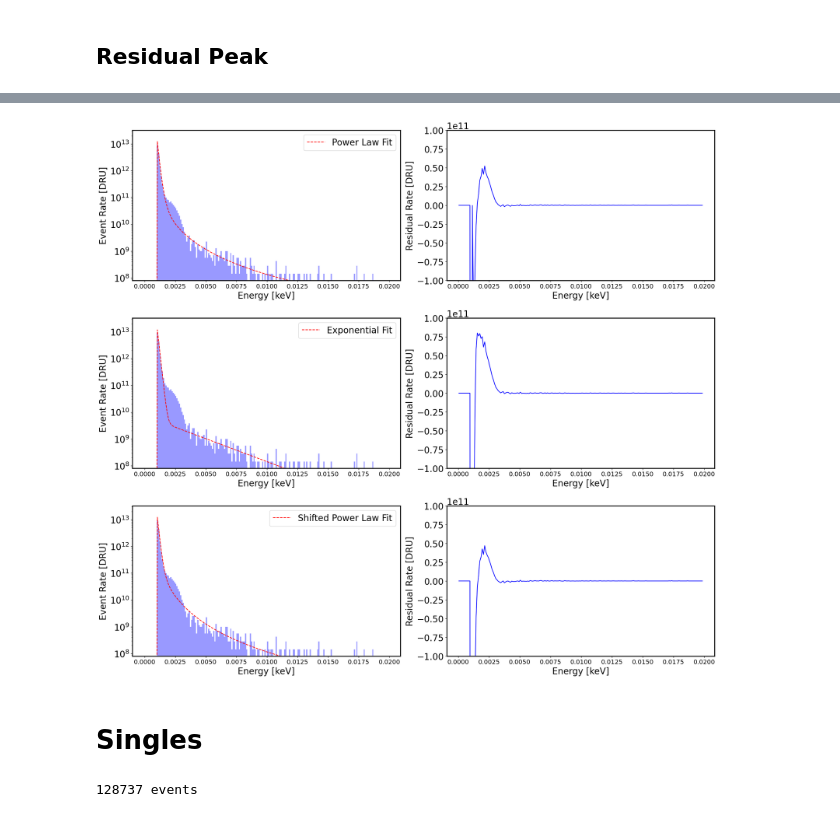
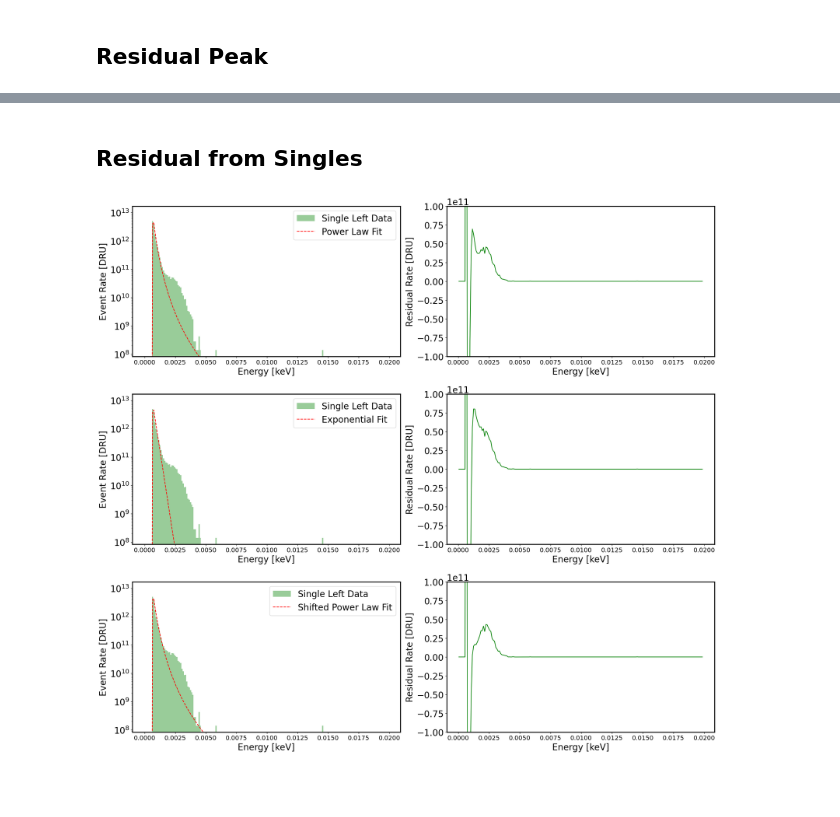
Before and after one commit to spice-herald/DarkLim, a Jupyter notebook: examples/run_57_spectra.ipynb, the cells around one changed output, grey strips where cells are left out. Cells and saved outputs as stored; diff of their text form; code cells hidden in the pictures; blank space fills up the shorter version.

```diff
--- a/examples/run_57_spectra.ipynb
+++ b/examples/run_57_spectra.ipynb
@@ -421,7 +421,7 @@ for i in range(3):
     ax[i].plot([fit_high/1e3, fit_high/1e3], [ymin, ymax*2], 'k--', lw=2)
     ax[i].set_ylim([ymin, ymax*2])
 
-ax[2].tick_params(axis='x', which='major', labelsize=14)
+    ax[i].tick_params(axis='x', which='major', labelsize=14)
 
 
 fig.tight_layout()
@@ -459,0 +523,19 @@ E_keV_arr = E_eV_arr / 1000
+# %%
+energies_eV = np.load('spectra/r57_1226_1mm_single_left.npy') / 0.32 # PCE estimate
+energies_keV = energies_eV / 1000
+
+bins_eV_full = np.arange(0.1, 5, 0.02)
+bins_keV_full = bins_eV_full / 1000
+
+# Do the fit in eV, then convert to keV (it converges better this way)
+fit_low, fit_high = 0.4, 1.7
+bins_eV_fit = bins_eV_full[(bins_eV_full > fit_low) * (bins_eV_full < fit_high)]
+
+# Weights need to be recalculated when binning changes
+event_weights_DRU = np.full(len(energies_eV), (1/mass_kg/time_days/np.diff(bins_keV_full)[0]))
+# %%
+dRdE_DRU_arr, E_eV_arr = np.histogram(energies_eV, bins_eV_fit, weights=event_weights_DRU)
+counts_arr, _ = np.histogram(energies_eV, bins_eV_fit)
+
+E_eV_arr = 0.5 * (E_eV_arr[1:] + E_eV_arr[:-1])
+E_keV_arr = E_eV_arr / 1000
@@ -459,0 +666,11 @@ E_keV_arr = E_eV_arr / 1000
+# %% [markdown]
+## Residual from Singles
+# %%
+energies_eV = np.load('spectra/r57_1226_1mm_single_left.npy') / 0.32 # PCE estimate
+energies_keV = energies_eV / 1000
+
+bins_eV_full = np.arange(0., 20, 0.1)
+bins_keV_full = bins_eV_full / 1000
+
+# Weights need to be recalculated when binning changes
+event_weights_DRU = np.full(len(energies_eV), (1/mass_kg/time_days/np.diff(bins_keV_full)[0]))
@@ -464,49 +687,38 @@ fig, ax = plt.subplots(3, 2, figsize=(20, 18))
 
 for i in range(3):
 
     # Calculate histogram
     hist, bin_edges = np.histogram(energies_keV, bins_keV_full, weights=event_weights_DRU)
     bin_centers = 0.5 * (bin_edges[1:] + bin_edges[:-1])
 
     # Plot histogram of real data
-    ax[i,0].hist(energies_keV, bins_keV_full, weights=event_weights_DRU, alpha=0.4, color='b')
+    ax[i,0].hist(energies_keV, bins_keV_full, weights=event_weights_DRU, alpha=0.4, color='g', label='Single Left Data')
     ax[i,0].set_yscale('log')
     ymin, ymax = ax[i,0].get_ylim()
 
     if i == 0:
-        ax[i,0].plot(bin_centers, power_law(bin_centers, A_fit_power, alpha_fit_power, Eth_power, inv_width_power) + power_law(bin_centers, A_fit_power_me, alpha_fit_power_me, Eth_power, inv_width_power), 'r--', label='Power Law Fit')
-        ax[i,1].plot(bin_centers, hist - power_law(bin_centers, A_fit_power, alpha_fit_power, Eth_power, inv_width_power) - power_law(bin_centers, A_fit_power_me, alpha_fit_power_me, Eth_power, inv_width_power), 'b-')
+        ax[i,0].plot(bin_centers, power_law(bin_centers, A_fit_power, alpha_fit_power, Eth_power, inv_width_power), 'r--', label='Power Law Fit')
+        ax[i,1].plot(bin_centers, hist - power_law(bin_centers, A_fit_power, alpha_fit_power, Eth_power, inv_width_power), 'g-')
     elif i == 1:
-        ax[i,0].plot(bin_centers, exponential(bin_centers, A_fit_exp, inv_E0_exp, Eth_exp, inv_width_exp) + exponential(bin_centers, A_fit_exp_me, inv_E0_exp_me, Eth_exp, inv_width_exp), 'r--', label='Exponential Fit')
-        ax[i,1].plot(bin_centers, hist - exponential(bin_centers, A_fit_exp, inv_E0_exp, Eth_exp, inv_width_exp) - exponential(bin_centers, A_fit_exp_me, inv_E0_exp_me, Eth_exp, inv_width_exp), 'b-')
+        ax[i,0].plot(bin_centers, exponential(bin_centers, A_fit_exp, inv_E0_exp, Eth_exp, inv_width_exp), 'r--', label='Exponential Fit')
+        ax[i,1].plot(bin_centers, hist - exponential(bin_centers, A_fit_exp, inv_E0_exp, Eth_exp, inv_width_exp), 'g-')
     elif i == 2:
-        ax[i,0].plot(bin_centers, shifted_power_law(bin_centers, N_fit_shifted, a_fit_shifted, b_fit_shifted, Eth_shifted, inv_width_shifted) + shifted_power_law(bin_centers, N_fit_shifted_me, a_fit_shifted_me, b_fit_shifted_me, Eth_shifted, inv_width_shifted), 'r--', label='Shifted Power Law Fit')
-        ax[i,1].plot(bin_centers, hist - shifted_power_law(bin_centers, N_fit_shifted, a_fit_shifted, b_fit_shifted, Eth_shifted, inv_width_shifted) - shifted_power_law(bin_centers, N_fit_shifted_me, a_fit_shifted_me, b_fit_shifted_me, Eth_shifted, inv_width_shifted), 'b-')
+        ax[i,0].plot(bin_centers, shifted_power_law(bin_centers, N_fit_shifted, a_fit_shifted, b_fit_shifted, Eth_shifted, inv_width_shifted), 'r--', label='Shifted Power Law Fit')
+        ax[i,1].plot(bin_centers, hist - shifted_power_law(bin_centers, N_fit_shifted, a_fit_shifted, b_fit_shifted, Eth_shifted, inv_width_shifted), 'g-')
 
     ax[i,0].set_ylim([ymin, ymax * 2])
     ax[i,0].set_xlabel('Energy [keV]')
     ax[i,0].set_ylabel('Event Rate [DRU]')
     ax[i,0].tick_params(axis='x', which='major', labelsize=14)
     ax[i,0].legend(loc='best')
     ax[i,1].set_xlabel('Energy [keV]')
     ax[i,1].set_ylabel('Residual Rate [DRU]')
     ax[i,1].set_ylim([-1e11, 1e11])
     ax[i,1].tick_params(axis='x', which='major', labelsize=14)
 
 fig.tight_layout()
 fig.show()
 
 ####### Plotting #######
 # %% [output]
-[figure, old version]
+[figure, new version]
-# %% [markdown]
-# Singles
-# %%
-energies_eV = np.load('spectra/r57_1226_1mm_single_left.npy') / 0.32 # PCE estimate
-energies_keV = energies_eV / 1000
-
-print(f'{len(energies_eV)} events')
-
-event_weights_DRU = np.full(len(energies_eV), (1/mass_kg/time_days/np.diff(bins_keV_full)[0]))
-# %% [output]
-128737 events
```
Also changed, not shown: parts of 19 cells of this notebook.
